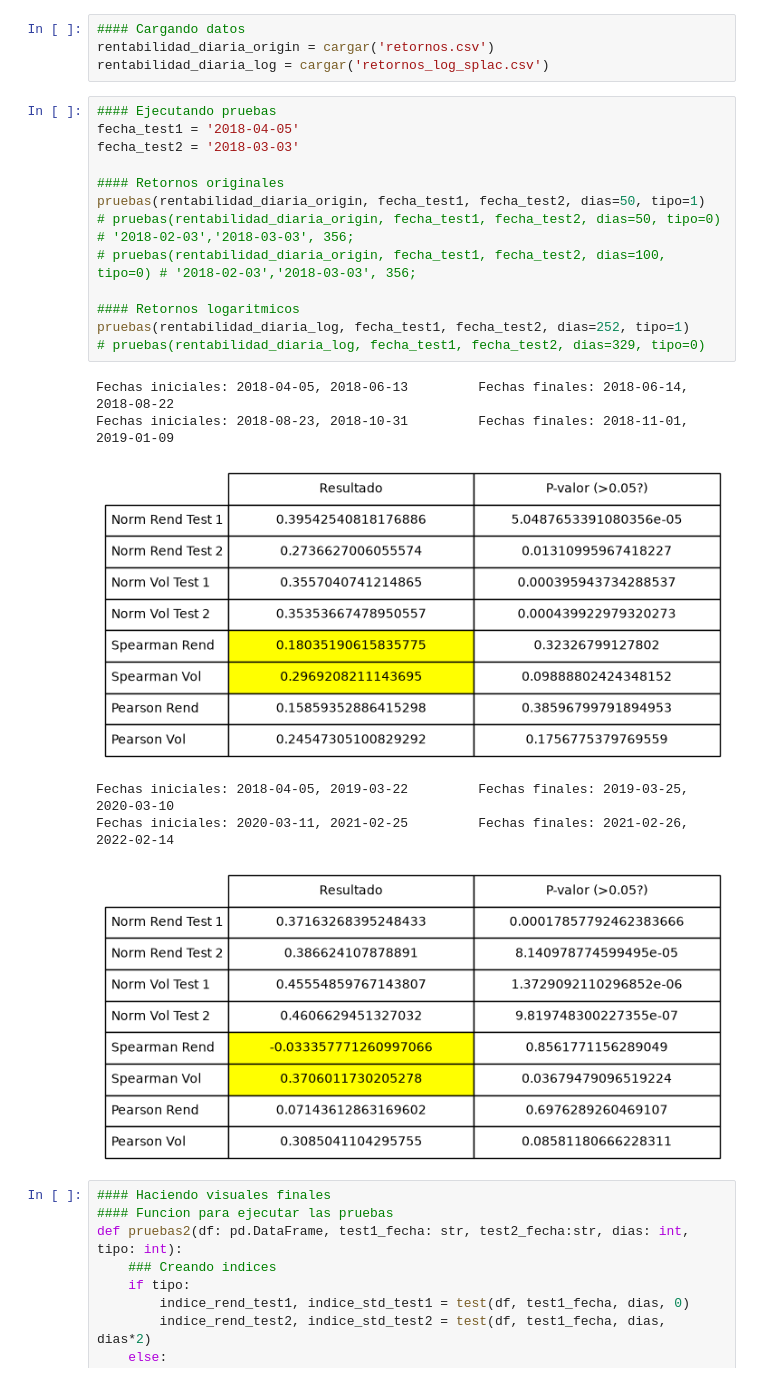
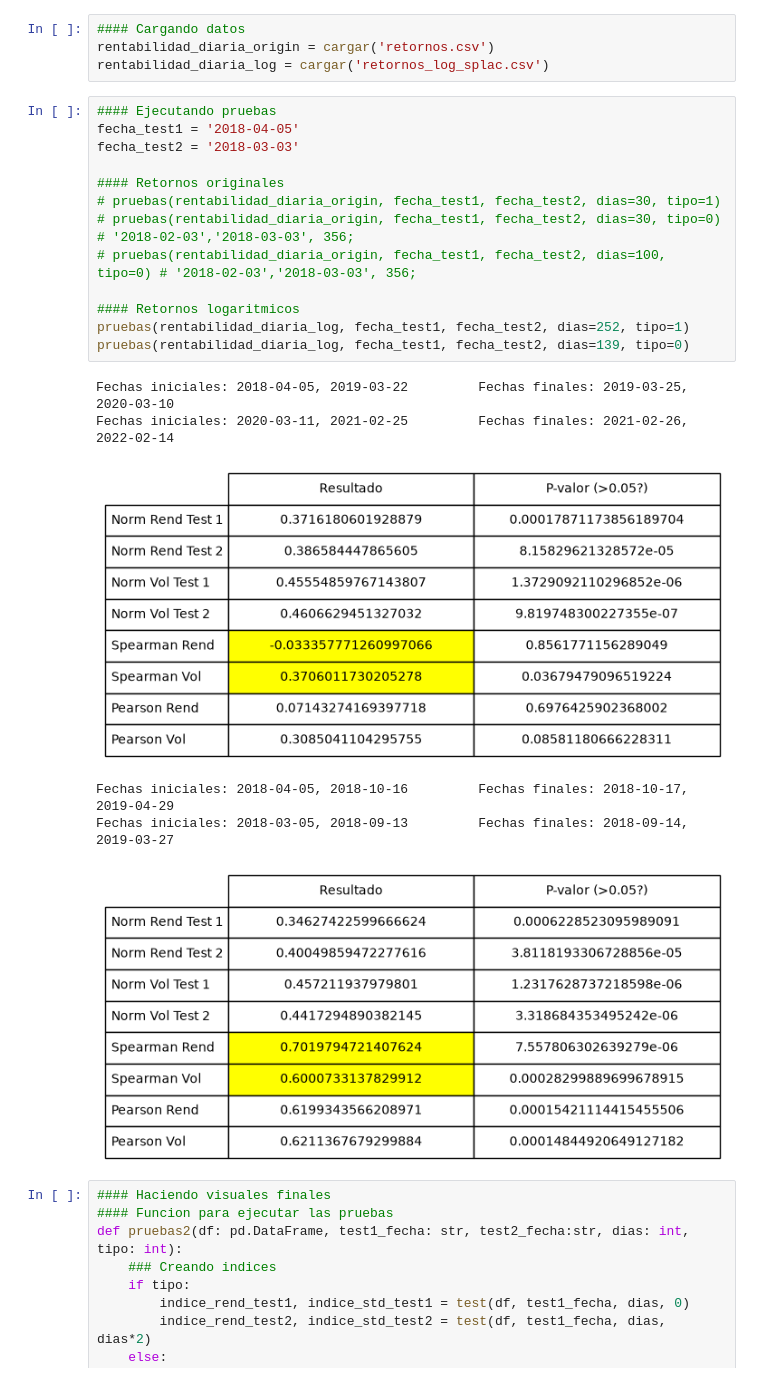
Before and after one commit to jp21bp/LSTM_Ratio_Sharpe, a Jupyter notebook: Version2/confiabilidad.ipynb, the cells around one changed output. Saved outputs shown, nothing was run; the diff lists cells and outputs as text.

```diff
--- a/Version2/confiabilidad.ipynb
+++ b/Version2/confiabilidad.ipynb
@@ -231,23 +231,23 @@ rentabilidad_diaria_log = cargar('retornos_log_splac.csv')
 # %%
 #### Ejecutando pruebas
 fecha_test1 = '2018-04-05'
 fecha_test2 = '2018-03-03'
 
 #### Retornos originales
-pruebas(rentabilidad_diaria_origin, fecha_test1, fecha_test2, dias=50, tipo=1)
-# pruebas(rentabilidad_diaria_origin, fecha_test1, fecha_test2, dias=50, tipo=0) # '2018-02-03','2018-03-03', 356;
+# pruebas(rentabilidad_diaria_origin, fecha_test1, fecha_test2, dias=30, tipo=1)
+# pruebas(rentabilidad_diaria_origin, fecha_test1, fecha_test2, dias=30, tipo=0) # '2018-02-03','2018-03-03', 356;
 # pruebas(rentabilidad_diaria_origin, fecha_test1, fecha_test2, dias=100, tipo=0) # '2018-02-03','2018-03-03', 356;
 
 #### Retornos logaritmicos
 pruebas(rentabilidad_diaria_log, fecha_test1, fecha_test2, dias=252, tipo=1)
-# pruebas(rentabilidad_diaria_log, fecha_test1, fecha_test2, dias=329, tipo=0)
+pruebas(rentabilidad_diaria_log, fecha_test1, fecha_test2, dias=139, tipo=0)
 # %% [output]
-Fechas iniciales: 2018-04-05, 2018-06-13         Fechas finales: 2018-06-14, 2018-08-22
-Fechas iniciales: 2018-08-23, 2018-10-31         Fechas finales: 2018-11-01, 2019-01-09
+Fechas iniciales: 2018-04-05, 2019-03-22         Fechas finales: 2019-03-25, 2020-03-10
+Fechas iniciales: 2020-03-11, 2021-02-25         Fechas finales: 2021-02-26, 2022-02-14
-[figure, old version]
+[figure, new version]
-Fechas iniciales: 2018-04-05, 2019-03-22         Fechas finales: 2019-03-25, 2020-03-10
-Fechas iniciales: 2020-03-11, 2021-02-25         Fechas finales: 2021-02-26, 2022-02-14
+Fechas iniciales: 2018-04-05, 2018-10-16         Fechas finales: 2018-10-17, 2019-04-29
+Fechas iniciales: 2018-03-05, 2018-09-13         Fechas finales: 2018-09-14, 2019-03-27
-[figure, old version]
+[figure, new version]
 # %%
 #### Haciendo visuales finales
 #### Funcion para ejecutar las pruebas
```
Also changed, not shown: 2 other files.
